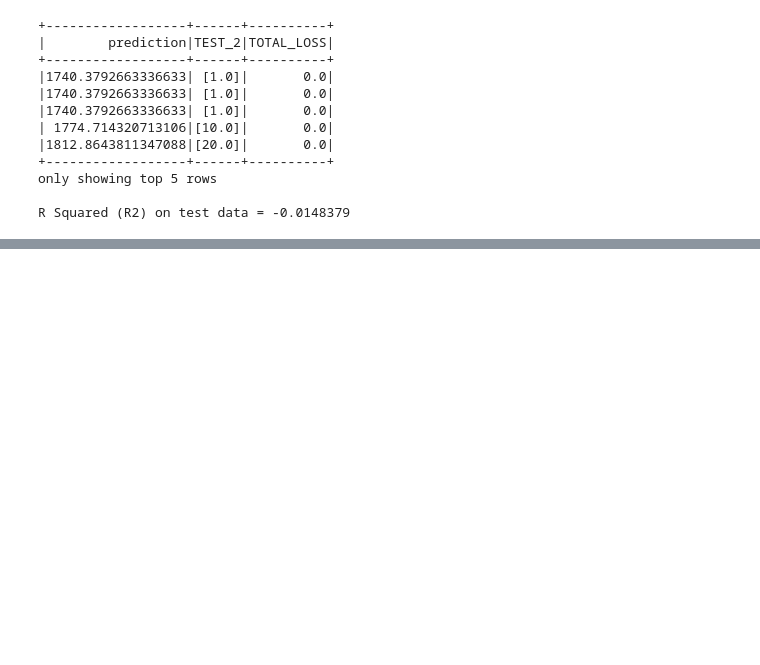
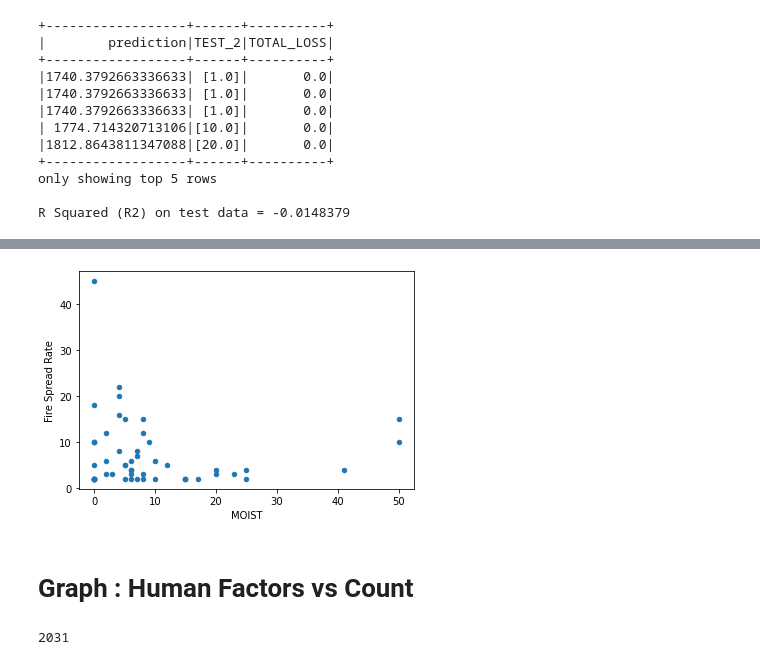
Before and after one commit to abhiman23897/fire-hazard-analytics, a Jupyter notebook: analysis.ipynb, the cells around one changed output, grey strips where cells are left out. Drawn from its saved outputs; the diff is of its cells as text; code cells hidden in the pictures; blank space fills up the shorter version.

```diff
--- a/analysis.ipynb
+++ b/analysis.ipynb
@@ -359,0 +566,16 @@ R Squared (R2) on test data = -0.0148379
+# %%
+wildlands_df_plot = wildlands_df_na.select("FUEL_MOIST", "SPREAD_RAT")
+wildlands_df_plot = wildlands_df_plot.filter(wildlands_df_plot.SPREAD_RAT < 50).filter(wildlands_df_plot.SPREAD_RAT > 1)
+p_wildlands_df_na = wildlands_df_plot.toPandas()
+p_wildlands_df_na = p_wildlands_df_na.astype(float)
+ptest = p_wildlands_df_na.sort_values(by="FUEL_MOIST").plot.scatter(x="FUEL_MOIST", y="SPREAD_RAT", xlabel="MOIST", ylabel = "Fire Spread Rate", legend = False)
+figtest = ptest.get_figure()
+# %% [output]
+[figure, added]
+# %% [markdown]
+# Graph : Human Factors vs Count
+# %%
+ems_df = spark.read.options(delimiter="^", header=True).csv("ems.txt")
+ems_df.count()
+# %% [output]
+2031
```
Also changed, not shown: parts of 31 cells of this notebook, 2 other files.
